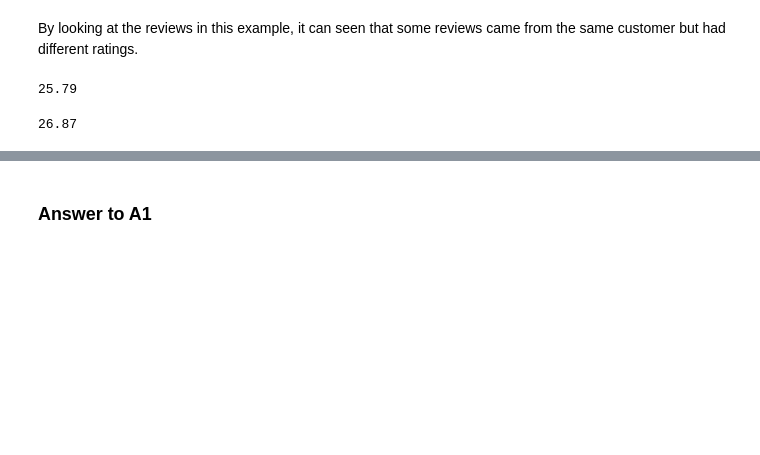
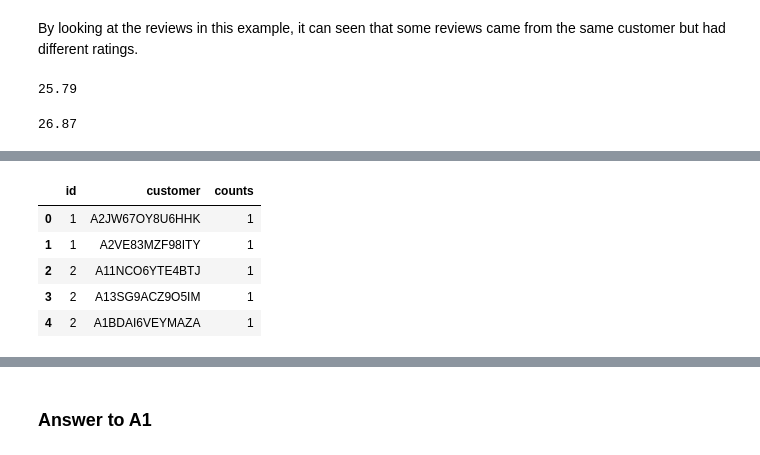
Before and after one commit to raffyenriquez/Springboard, a Jupyter notebook: Data Science Challenges/KeepUp Inc./KeepUp Inc.ipynb, the cells around one changed output, grey strips where cells are left out. Drawn from its saved outputs; the diff is of its cells as text; code cells hidden in the pictures; blank space fills up the shorter version.

```diff
--- a/Data Science Challenges/KeepUp Inc./KeepUp Inc.ipynb
+++ b/Data Science Challenges/KeepUp Inc./KeepUp Inc.ipynb
@@ -199,0 +258,11 @@ round(len(ratings[ratings['avg_rating']==5])/float(len(ratings)) * 100, 2)
+# %%
+#grouby id and customer and get counts
+cr_counts = customer_ratings.groupby(['id', 'customer'])['rating'].count().reset_index(name='counts')
+cr_counts.head()
+# %% [output]
+|  | id | customer | counts |
+| 0 | 1 | A2JW67OY8U6HHK | 1 |
+| 1 | 1 | A2VE83MZF98ITY | 1 |
+| 2 | 2 | A11NCO6YTE4BTJ | 1 |
+| 3 | 2 | A13SG9ACZ9O5IM | 1 |
+| 4 | 2 | A1BDAI6VEYMAZA | 1 |
```
Also changed, not shown: parts of 29 cells of this notebook.
